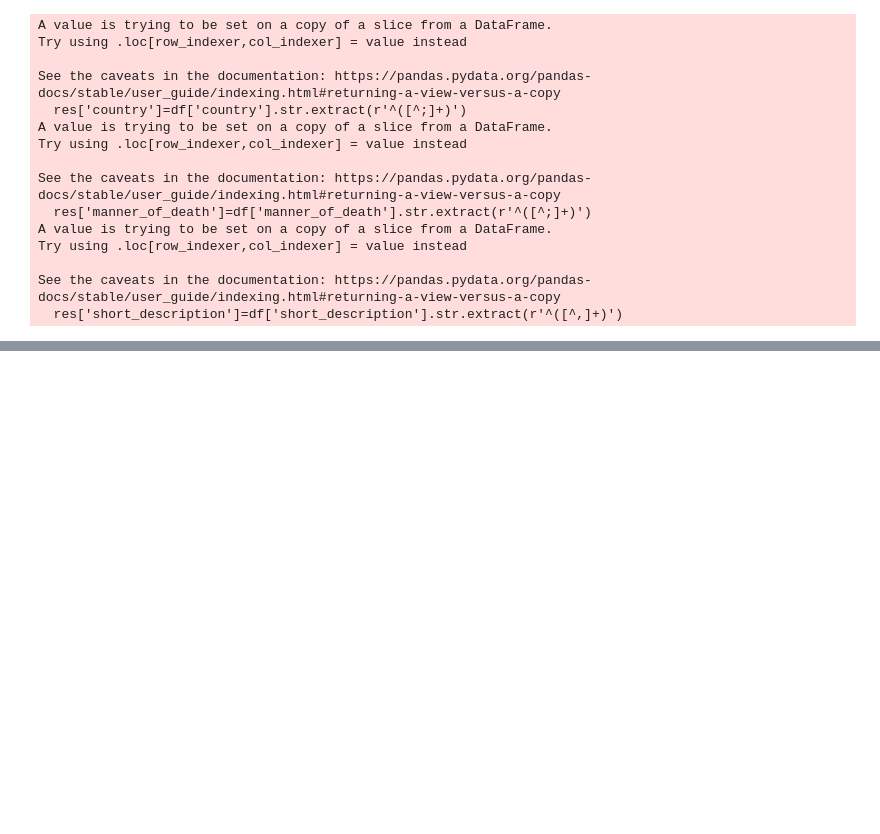
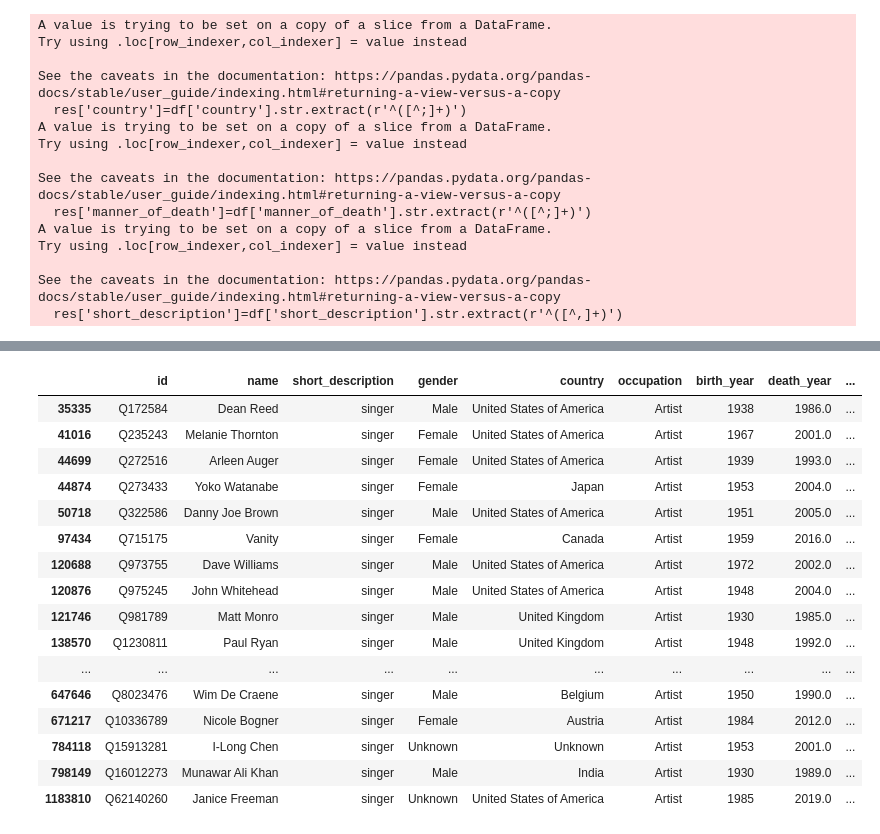
Before and after one commit to Adyto23/First-project-, a Jupyter notebook: death , famous people project .ipynb, the cells around one changed output, grey strips where cells are left out. Drawn from its saved outputs; the diff is of its cells as text; code cells hidden in the pictures; blank space fills up the shorter version.

```diff
--- a/death , famous people project .ipynb
+++ b/death , famous people project .ipynb
@@ -178,9 +178,9 @@ res = df1[~df1['short_description'].isin(counts[counts < 500].index)]
 ##print(newjob)
 # %%
 res['short_description']=res['short_description'].str.split(' ').str[1]
-i=0
 
-res['short_description']
+
+res['short_description']=res['short_description']
 # %% [output]
 A value is trying to be set on a copy of a slice from a DataFrame.
 Try using .loc[row_indexer,col_indexer] = value instead
@@ -271,0 +392,5 @@ res.describe()
+# %%
+labels = ['18-29', '30-39', '40-49', '50-59', '60-69', '70+']
+bins = [18, 30, 40, 50, 60, 70, 120]
+res['agerange'] = pd.cut(res.age_of_death, bins, labels = labels,include_lowest = True)
+res['agerange'].value_counts(dropna=False)
@@ -271,0 +438,20 @@ res.describe()
+# %%
+res[res["short_description"]=="singer"]
+# %% [output]
+|  | id | name | short_description | gender | country | occupation | birth_year | death_year | ... |
+| 35335 | Q172584 | Dean Reed | singer | Male | United States of America | Artist | 1938 | 1986.0 | ... |
+| 41016 | Q235243 | Melanie Thornton | singer | Female | United States of America | Artist | 1967 | 2001.0 | ... |
+| 44699 | Q272516 | Arleen Auger | singer | Female | United States of America | Artist | 1939 | 1993.0 | ... |
+| 44874 | Q273433 | Yoko Watanabe | singer | Female | Japan | Artist | 1953 | 2004.0 | ... |
+| 50718 | Q322586 | Danny Joe Brown | singer | Male | United States of America | Artist | 1951 | 2005.0 | ... |
+| 97434 | Q715175 | Vanity | singer | Female | Canada | Artist | 1959 | 2016.0 | ... |
+| 120688 | Q973755 | Dave Williams | singer | Male | United States of America | Artist | 1972 | 2002.0 | ... |
+| 120876 | Q975245 | John Whitehead | singer | Male | United States of America | Artist | 1948 | 2004.0 | ... |
+| 121746 | Q981789 | Matt Monro | singer | Male | United Kingdom | Artist | 1930 | 1985.0 | ... |
+| 138570 | Q1230811 | Paul Ryan | singer | Male | United Kingdom | Artist | 1948 | 1992.0 | ... |
+| ... | ... | ... | ... | ... | ... | ... | ... | ... | ... |
+| 647646 | Q8023476 | Wim De Craene | singer | Male | Belgium | Artist | 1950 | 1990.0 | ... |
+| 671217 | Q10336789 | Nicole Bogner | singer | Female | Austria | Artist | 1984 | 2012.0 | ... |
+| 784118 | Q15913281 | I-Long Chen | singer | Unknown | Unknown | Artist | 1953 | 2001.0 | ... |
+| 798149 | Q16012273 | Munawar Ali Khan | singer | Male | India | Artist | 1930 | 1989.0 | ... |
+| 1183810 | Q62140260 | Janice Freeman | singer | Unknown | United States of America | Artist | 1985 | 2019.0 | ... |
```
Also changed, not shown: parts of 37 cells of this notebook, 4 other files.
